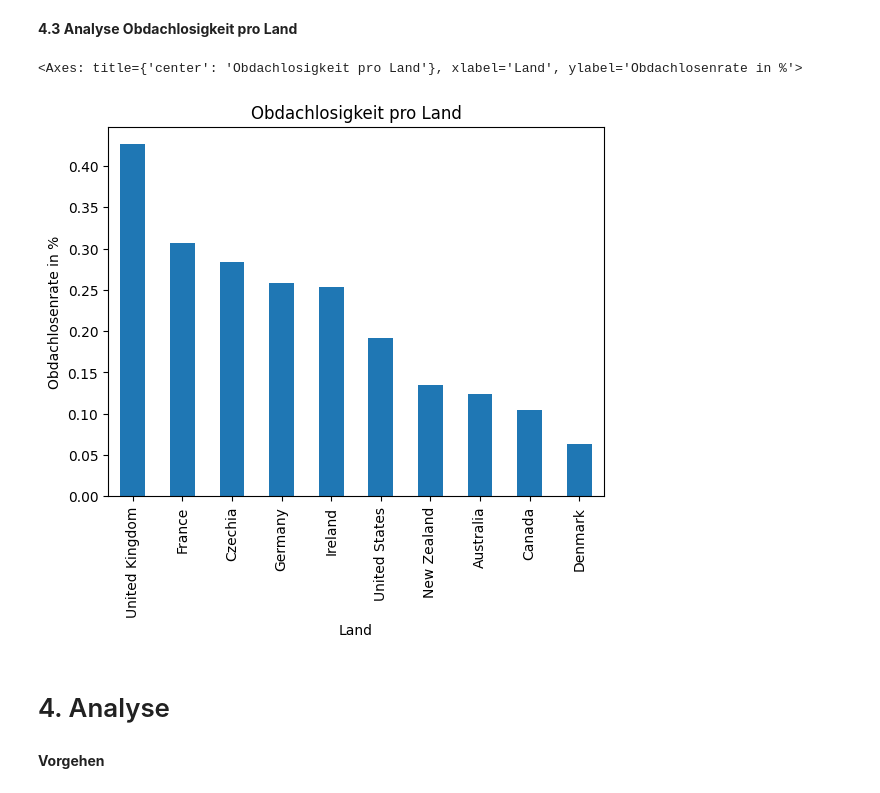
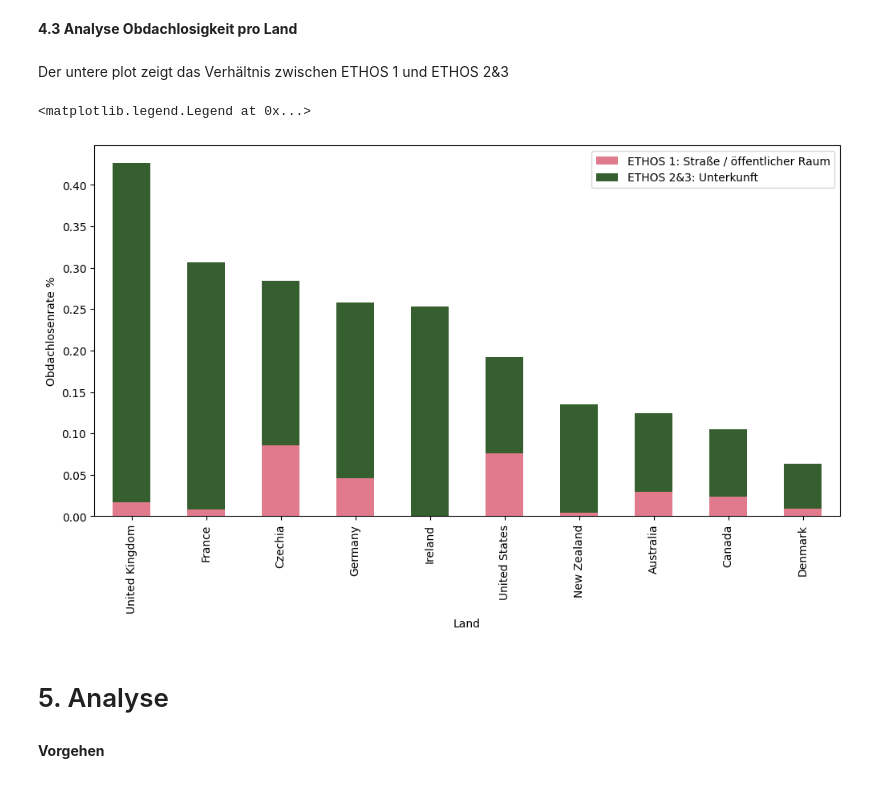
Before and after one commit to Lulibi/Informatik-LN, a Jupyter notebook: Obdachlosigkeit.ipynb, the cells around one changed output. Saved outputs shown, nothing was run; the diff lists cells and outputs as text; code cells hidden in the pictures.

```diff
--- a/Obdachlosigkeit.ipynb
+++ b/Obdachlosigkeit.ipynb
@@ -215,13 +215,21 @@ Population.describe()
 | max | 2100.000000 | 8.091735e+09 |
 # %% [markdown]
 **4.3 Analyse Obdachlosigkeit pro Land**
-# %%
-merged_Top10.plot.bar(x="Land", y="Obdachlosenrate in %", ylabel="Obdachlosenrate in %", legend=False, title="Obdachlosigkeit pro Land")
-# %% [output]
-<Axes: title={'center': 'Obdachlosigkeit pro Land'}, xlabel='Land', ylabel='Obdachlosenrate in %'>
-[figure, removed]
+# %% [markdown]
+Der untere plot zeigt das Verhältnis zwischen ETHOS 1 und ETHOS 2&3
+# %%
+merged["Obdachlosenrate EtHOS 1%"] = (merged["Obdachlosigkeit ETHOS 1"]/100000*100).round(4)
+merged = merged.sort_values(by="Obdachlosigkeit ETHOS 1, 2 und 3",ascending=False)
+merged = merged.head(10)
+merged['ETHOS'] = merged["Obdachlosenrate EtHOS 1%"].fillna(0)
+merged['Rest'] = merged["Obdachlosenrate in %"] - merged["ETHOS"]
+ax = merged.plot.bar(x="Land",y=["Obdachlosenrate EtHOS 1%", "Rest"],stacked=True,figsize=(12, 6),color=["#e07a8c", "#355f2e"],legend=True,ylabel="Obdachlosenrate %")
+ax.legend(["ETHOS 1: Straße / öffentlicher Raum", "ETHOS 2&3: Unterkunft"], loc='upper right')
+# %% [output]
+<matplotlib.legend.Legend at 0x...>
+[figure, added]
 # %% [markdown]
-# 4. Analyse
+# 5. Analyse
 # %% [markdown]
 **Vorgehen**
 # %% [markdown]
```
Also changed, not shown: parts of 2 cells of this notebook.
